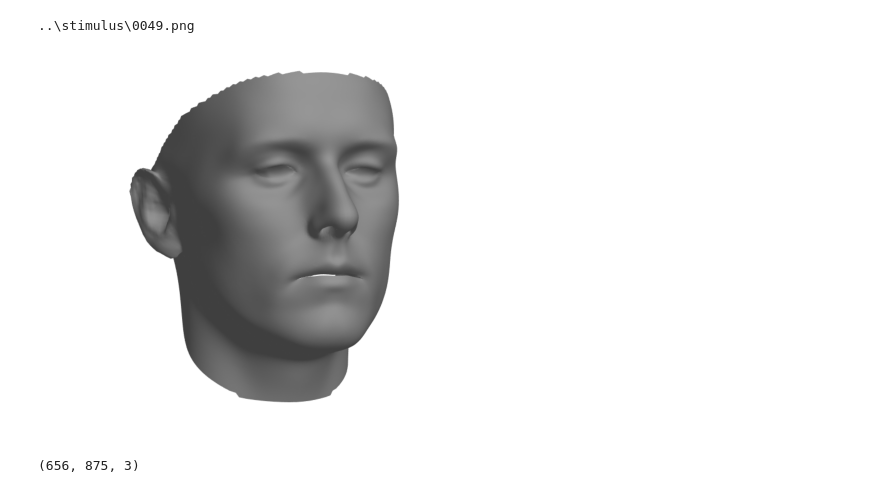
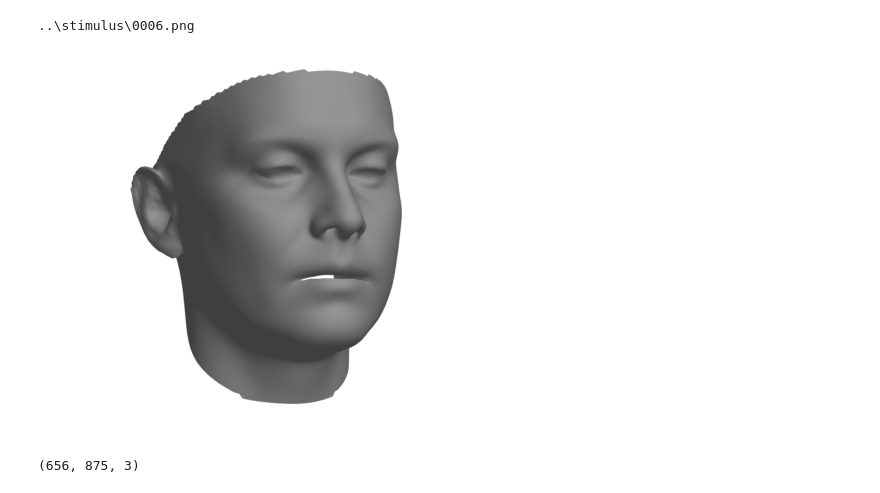
Before and after one commit to Alljoined/faces-emotiv, a Jupyter notebook: analysis/visualize.ipynb, the cells around one changed output. Cells and saved outputs as stored; diff of their text form; code cells hidden in the pictures.

```diff
--- a/analysis/visualize.ipynb
+++ b/analysis/visualize.ipynb
@@ -35,25 +34,25 @@ raw.plot()
 # %%
 import matplotlib.pyplot as plt
 from PIL import Image
 import os
 import numpy as np
 
-index = 49
+index = 6
 imgPath = os.path.join("..\\stimulus", '{:04}.png'.format(index))
 
 print(imgPath)
 image = Image.open(imgPath)
 
 # Convert the image to a numpy array
 image_array = np.array(image)
 
 # Display the image
 plt.imshow(image_array)
 plt.axis('off')  # Hide axes
 plt.show()
 # %% [output]
-..\stimulus\0049.png
+..\stimulus\0006.png
-[figure, old version]
+[figure, new version]
 # %%
 image_array.shape
 # %% [output]
```
Also changed, not shown: parts of 3 cells of this notebook, 1 other file.
